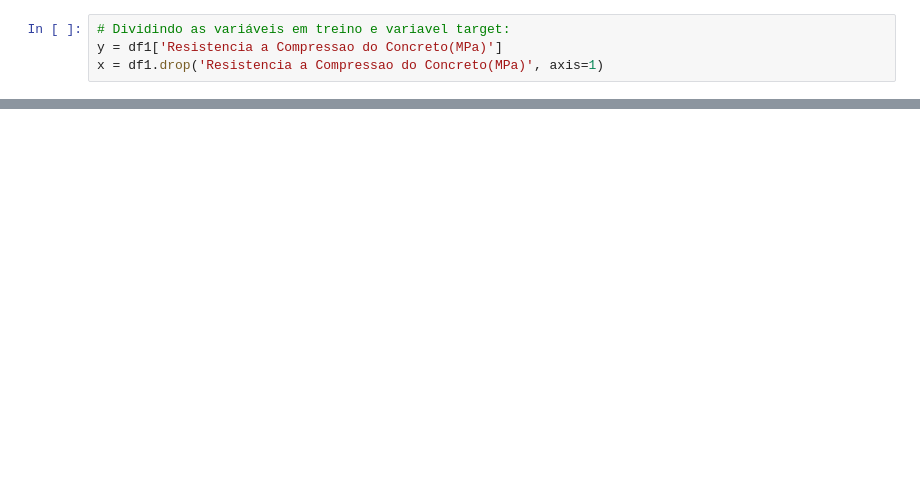
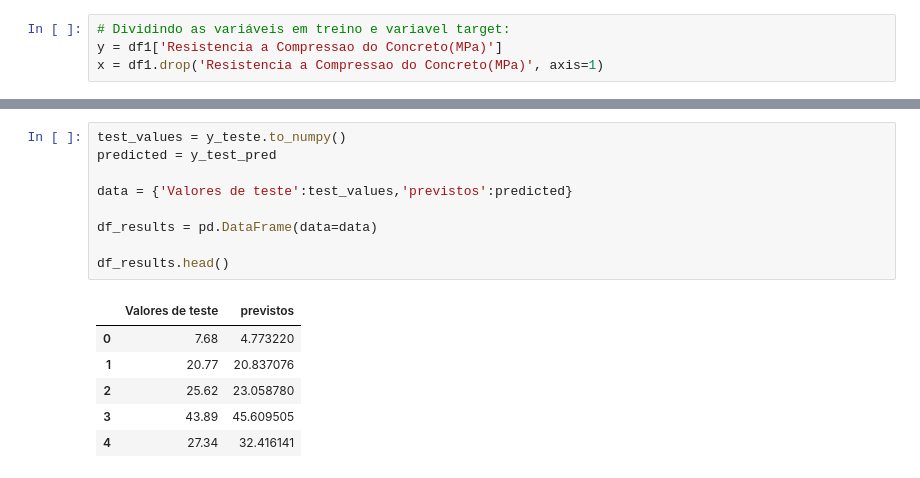
Before and after one commit to solenya1/CCS_PREDICTION, a Jupyter notebook: RC_MODEL_COMPRESSED.ipynb, the cells around one changed output, grey strips where cells are left out. Saved outputs shown, nothing was run; the diff lists cells and outputs as text; blank space fills up the shorter version.

```diff
--- a/RC_MODEL_COMPRESSED.ipynb
+++ b/RC_MODEL_COMPRESSED.ipynb
@@ -133,0 +109,16 @@ for values in range(0, 77):
+# %%
+test_values = y_teste.to_numpy()
+predicted = y_test_pred
+
+data = {'Valores de teste':test_values,'previstos':predicted}
+
+df_results = pd.DataFrame(data=data)
+
+df_results.head()
+# %% [output]
+|  | Valores de teste | previstos |
+| 0 | 7.68 | 4.773220 |
+| 1 | 20.77 | 20.837076 |
+| 2 | 25.62 | 23.058780 |
+| 3 | 43.89 | 45.609505 |
+| 4 | 27.34 | 32.416141 |
```
Also changed, not shown: parts of 8 cells of this notebook, 1 other file.
